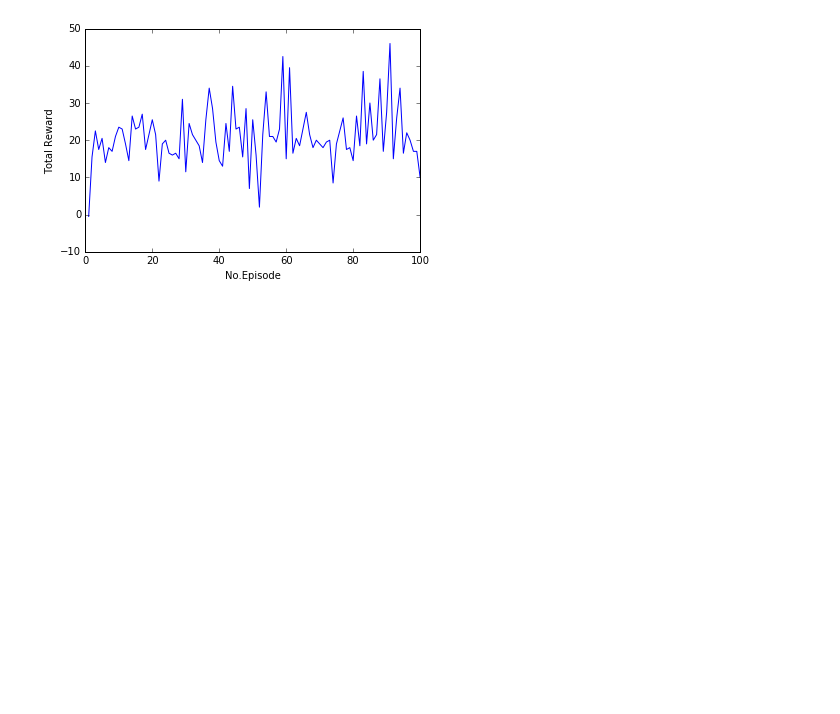
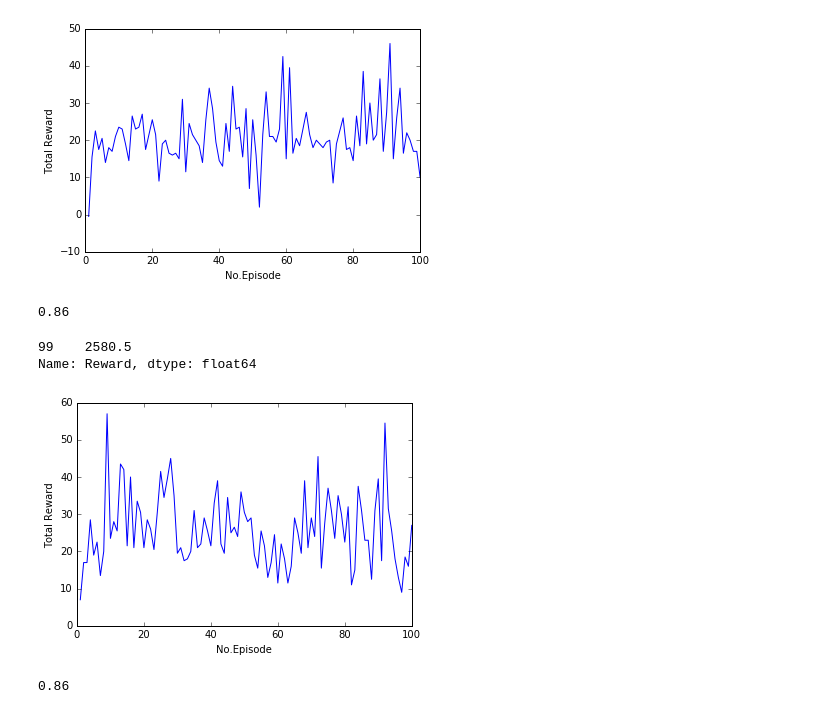
Before and after one commit to RyosukeHonda/smartcab, a Jupyter notebook: report smartcab.ipynb, the cells around one changed output. Cells and saved outputs as stored; diff of their text form; code cells hidden in the pictures; blank space fills up the shorter version.

```diff
--- a/report smartcab.ipynb
+++ b/report smartcab.ipynb
@@ -222,3 +230,18 @@ total_reward(df_better)
 99    2099.0
 Name: Reward, dtype: float64
 [figure]
+# %%
+success_rate(df_better)
+# %% [output]
+0.86
+# %%
+df_gamma_con=pd.read_csv('gamma_con.csv')
+total_reward(df_gamma_con)
+# %% [output]
+99    2580.5
+Name: Reward, dtype: float64
+[figure, added]
+# %%
+success_rate(df_gamma_con)
+# %% [output]
+0.86
```
Also changed, not shown: parts of 8 cells of this notebook, 12 other files.
